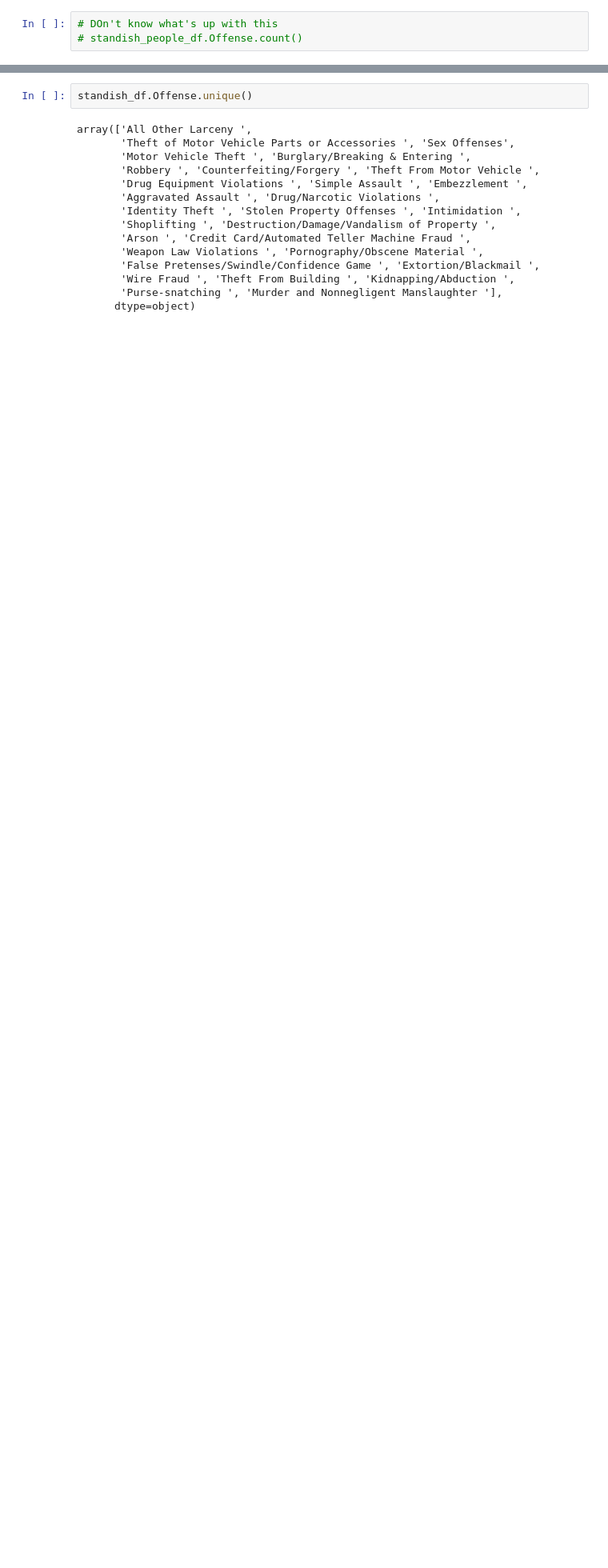
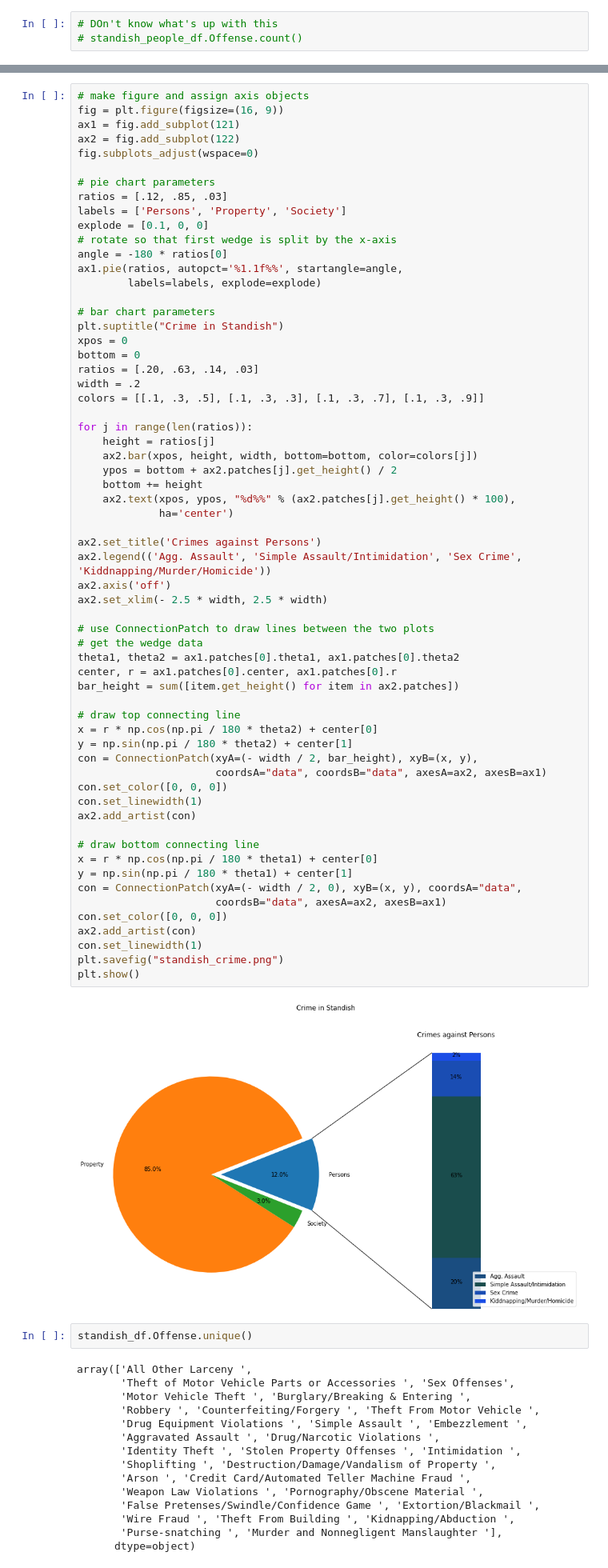
Before and after one commit to chrisolwell/MPLSCrime, a Jupyter notebook: mplsCrime.ipynb, the cells around one changed output, grey strips where cells are left out. Shown: that part at 80% size. Saved outputs shown, nothing was run; the diff lists cells and outputs as text; blank space fills up the shorter version.

```diff
--- a/mplsCrime.ipynb
+++ b/mplsCrime.ipynb
@@ -597,3 +598,67 @@ ValueError: alpha (1.1) is outside 0-1 range
+# %%
+# make figure and assign axis objects
+fig = plt.figure(figsize=(16, 9))
+ax1 = fig.add_subplot(121)
+ax2 = fig.add_subplot(122)
+fig.subplots_adjust(wspace=0)
+
+# pie chart parameters
+ratios = [.12, .85, .03]
+labels = ['Persons', 'Property', 'Society']
+explode = [0.1, 0, 0]
+# rotate so that first wedge is split by the x-axis
+angle = -180 * ratios[0]
+ax1.pie(ratios, autopct='%1.1f%%', startangle=angle,
+        labels=labels, explode=explode)
+
+# bar chart parameters
+plt.suptitle("Crime in Standish")
+xpos = 0
+bottom = 0
+ratios = [.20, .63, .14, .03]
+width = .2
+colors = [[.1, .3, .5], [.1, .3, .3], [.1, .3, .7], [.1, .3, .9]]
+
+for j in range(len(ratios)):
+    height = ratios[j]
+    ax2.bar(xpos, height, width, bottom=bottom, color=colors[j])
+    ypos = bottom + ax2.patches[j].get_height() / 2
+    bottom += height
+    ax2.text(xpos, ypos, "%d%%" % (ax2.patches[j].get_height() * 100),
+             ha='center')
+
+ax2.set_title('Crimes against Persons')
+ax2.legend(('Agg. Assault', 'Simple Assault/Intimidation', 'Sex Crime', 'Kiddnapping/Murder/Homicide'))
+ax2.axis('off')
+ax2.set_xlim(- 2.5 * width, 2.5 * width)
+
+# use ConnectionPatch to draw lines between the two plots
+# get the wedge data
+theta1, theta2 = ax1.patches[0].theta1, ax1.patches[0].theta2
+center, r = ax1.patches[0].center, ax1.patches[0].r
+bar_height = sum([item.get_height() for item in ax2.patches])
+
+# draw top connecting line
+x = r * np.cos(np.pi / 180 * theta2) + center[0]
+y = np.sin(np.pi / 180 * theta2) + center[1]
+con = ConnectionPatch(xyA=(- width / 2, bar_height), xyB=(x, y),
+                      coordsA="data", coordsB="data", axesA=ax2, axesB=ax1)
+con.set_color([0, 0, 0])
+con.set_linewidth(1)
+ax2.add_artist(con)
+
+# draw bottom connecting line
+x = r * np.cos(np.pi / 180 * theta1) + center[0]
+y = np.sin(np.pi / 180 * theta1) + center[1]
+con = ConnectionPatch(xyA=(- width / 2, 0), xyB=(x, y), coordsA="data",
+                      coordsB="data", axesA=ax2, axesB=ax1)
+con.set_color([0, 0, 0])
+ax2.add_artist(con)
+con.set_linewidth(1)
+plt.savefig("standish_crime.png")
+plt.show()
+# %% [output]
+[figure, added]
 # %%
 standish_df.Offense.unique()
 # %% [output]
```
Also changed, not shown: parts of 2 cells of this notebook, 1 other file.
